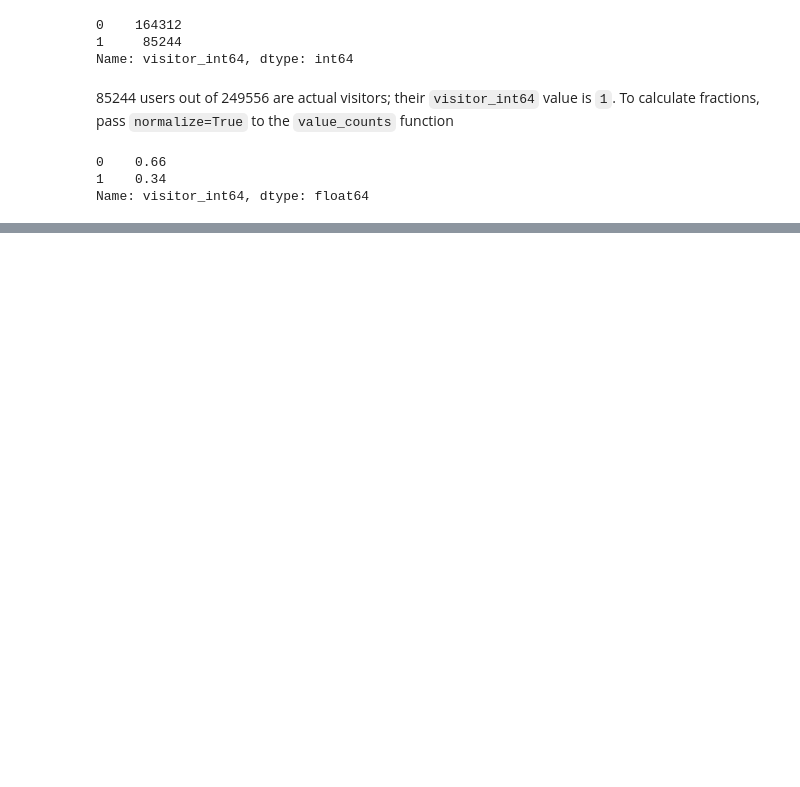
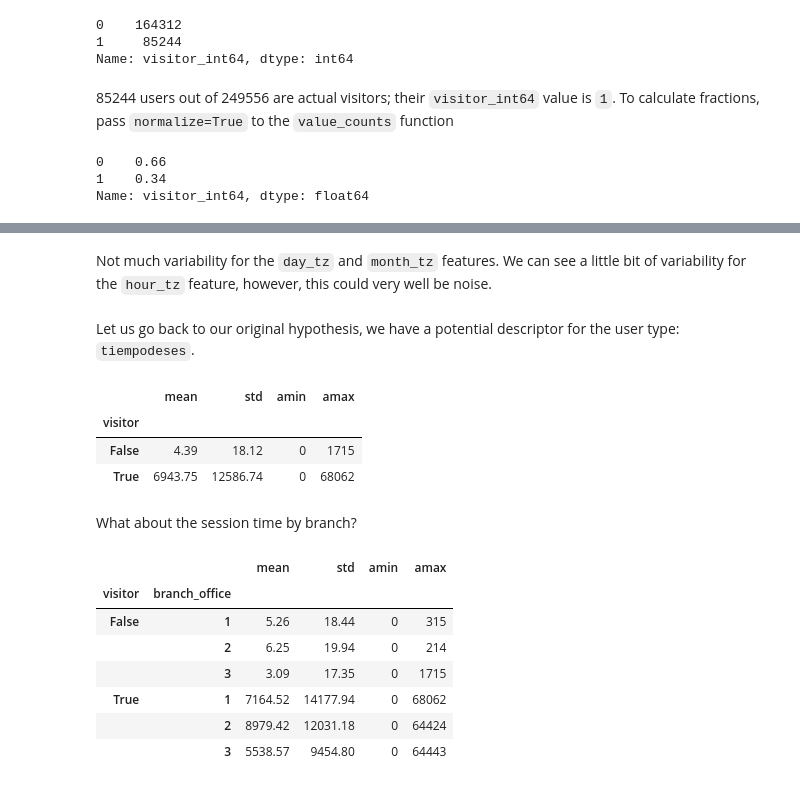
Before and after one commit to RubenAMtz/devf, a Jupyter notebook: main.ipynb, the cells around one changed output, grey strips where cells are left out. Saved outputs shown, nothing was run; the diff lists cells and outputs as text; code cells hidden in the pictures; blank space fills up the shorter version.

```diff
--- a/main.ipynb
+++ b/main.ipynb
@@ -298,0 +178,24 @@ df_e.sort_values(by=["month_tz", "day_tz", "hour_tz"], ascending=[True, True, Tr
+# %% [markdown]
+Not much variability for the `day_tz` and `month_tz` features. We can see a little bit of variability for the `hour_tz` feature, however, this could very well be noise.
+# %% [markdown]
+Let us go back to our original hypothesis, we have a potential descriptor for the user type: `tiempodeses`.
+# %%
+df_e.groupby(["visitor"])["tiempodeses"].agg([np.mean, np.std, np.min, np.max])
+# %% [output]
+|  | mean | std | amin | amax |
+| visitor |  |  |  |  |
+| False | 4.39 | 18.12 | 0 | 1715 |
+| True | 6943.75 | 12586.74 | 0 | 68062 |
+# %% [markdown]
+What about the session time by branch?
+# %%
+df_e.groupby(["visitor", "branch_office"])["tiempodeses"].agg([np.mean, np.std, np.min, np.max])
+# %% [output]
+|  |  | mean | std | amin | amax |
+| visitor | branch_office |  |  |  |  |
+| False | 1 | 5.26 | 18.44 | 0 | 315 |
+|  | 2 | 6.25 | 19.94 | 0 | 214 |
+|  | 3 | 3.09 | 17.35 | 0 | 1715 |
+| True | 1 | 7164.52 | 14177.94 | 0 | 68062 |
+|  | 2 | 8979.42 | 12031.18 | 0 | 64424 |
+|  | 3 | 5538.57 | 9454.80 | 0 | 64443 |
```
Also changed, not shown: parts of 69 cells of this notebook, 4 other files.
